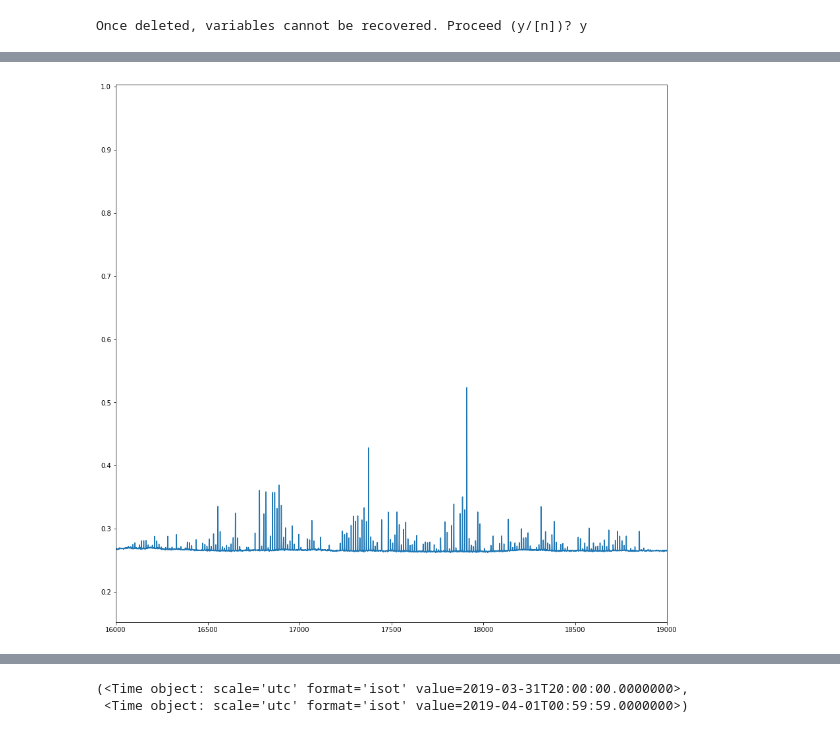
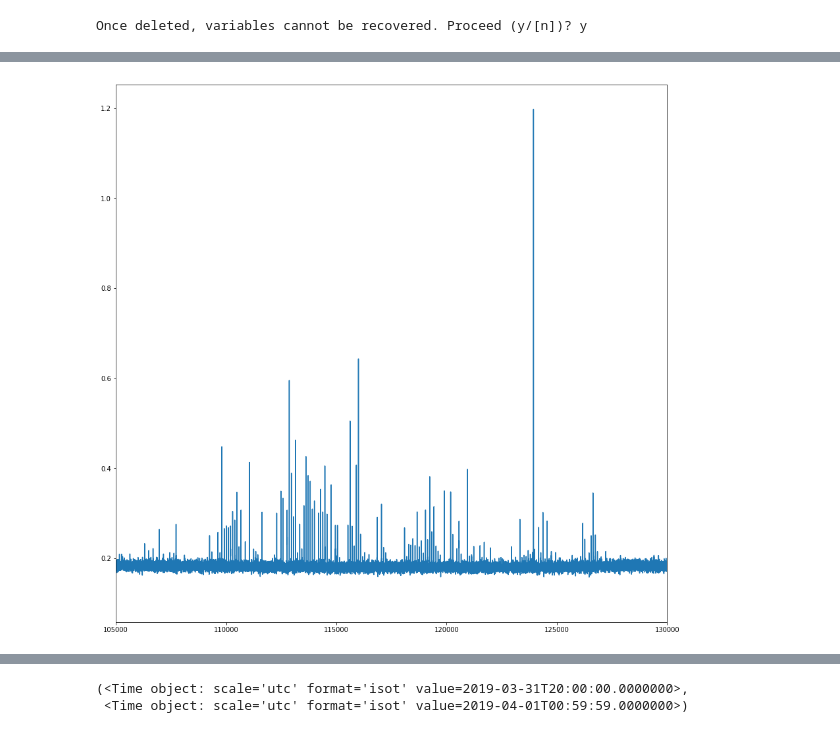
Before and after one commit to KazAndr/bsa3, a Jupyter notebook: reader_pnt.ipynb, the cells around one changed output, grey strips where cells are left out. Saved outputs shown, nothing was run; the diff lists cells and outputs as text; code cells hidden in the pictures.

Commit message:
Add median filter and start work with big data

```diff
--- a/reader_pnt.ipynb
+++ b/reader_pnt.ipynb
@@ -21,7 +22,8 @@ import numpy as np
 import matplotlib.pyplot as plt
 # %%
 %%time
-big_filename = "F:\\0.Work\\BSA3_data\\011014_01_N1_00.pnthr"
-filename = './data_pnt/010419_01_N2_00.pnt'
-header, data = read_pnt(filename)
+big_filename = './data_pntht/1133+16/010618_21_N2_00.pnthr'
+filename = './data_pnt/1133+16/010618_21_N2_00.pnt'
+# filename = './data_pnt/1237+25/040518_00_N1_00.pnt'
+header, data = read_pnt(big_filename)
 # %% [output]
@@ -39,15 +49,15 @@ npoints =  36017
 # %%
 %%time
 module = 2
 ray_1 = 3
 #ray_2 = 8
 chanel = 7
 
 fig, ax = plt.subplots(figsize=(15, 15))
 
 ax.plot([j[module-1][ray_1-1][chanel-1] for j in data])
 #ax.plot([j[module-1][ray_2-1][chanel-1] for j in data])
-plt.xlim(16000, 19000)
+plt.xlim(105000, 130000)
 plt.show()
 # %% [output]
-[figure, old version]
+[figure, new version]
```
Also changed, not shown: parts of 36 cells of this notebook, 5 other files.
